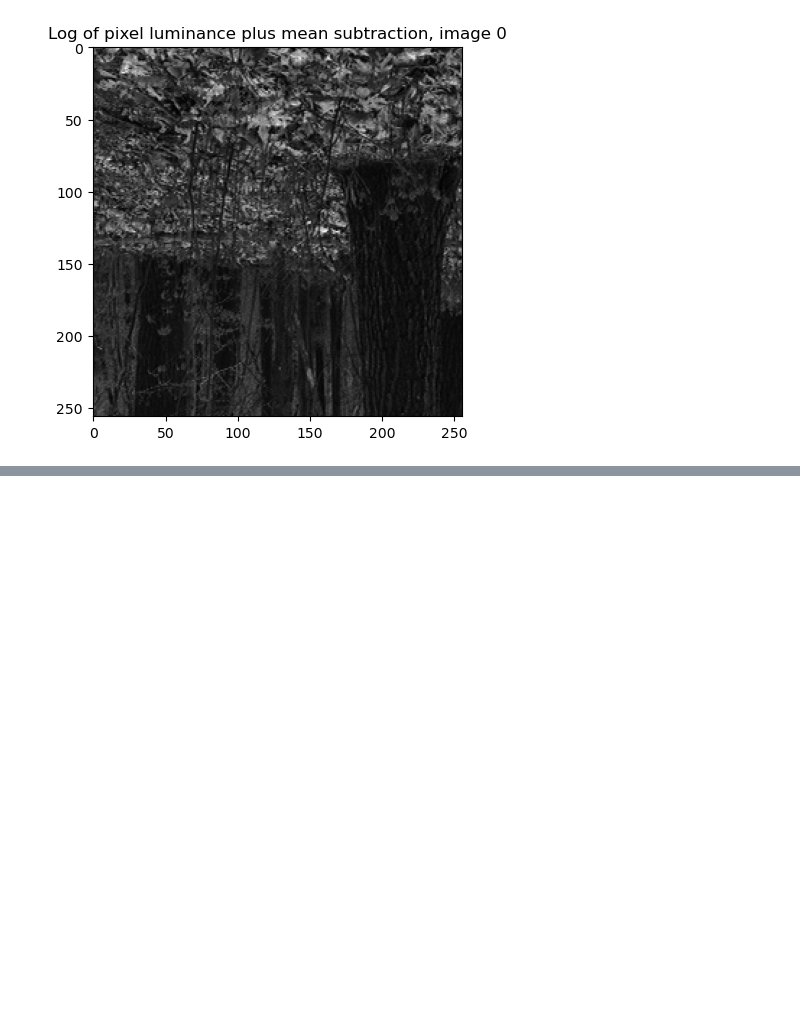
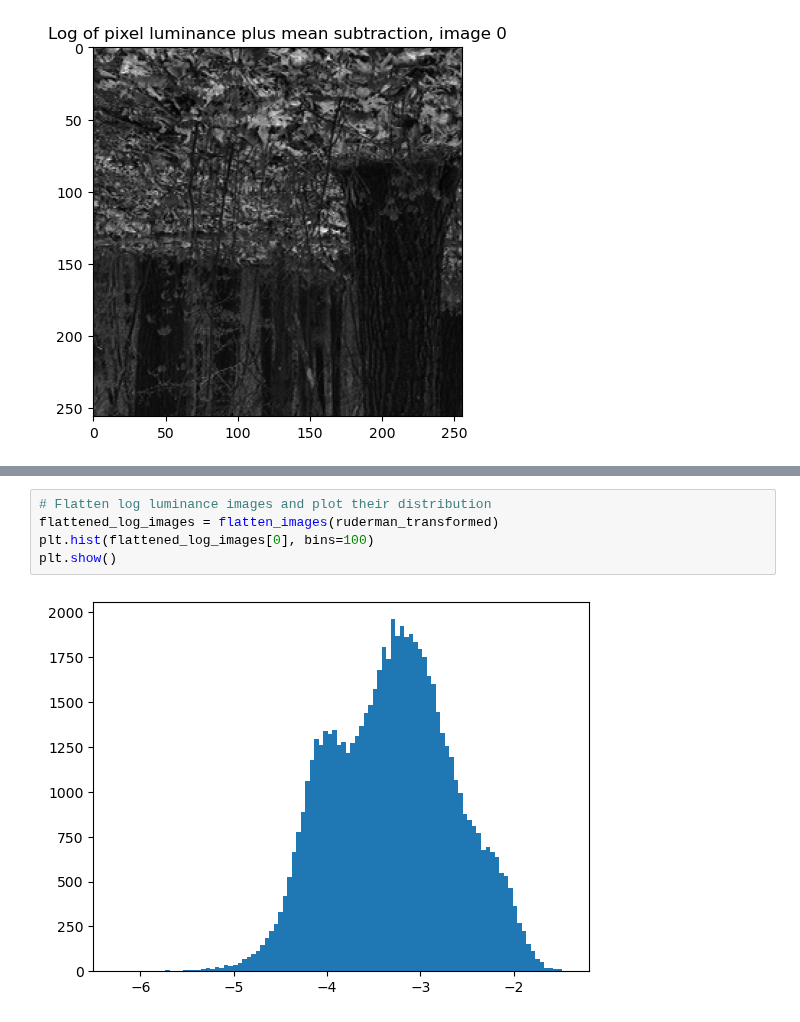
Before and after one commit to acumpelik/DSSC23, a Jupyter notebook: DSSC23-Homework5-Andrea_Cumpelik.ipynb, the cells around one changed output, grey strips where cells are left out. Cells and saved outputs as stored; diff of their text form; blank space fills up the shorter version.

```diff
--- a/DSSC23-Homework5-Andrea_Cumpelik.ipynb
+++ b/DSSC23-Homework5-Andrea_Cumpelik.ipynb
@@ -76,0 +123,7 @@ plt.show()
+# %%
+# Flatten log luminance images and plot their distribution
+flattened_log_images = flatten_images(ruderman_transformed)
+plt.hist(flattened_log_images[0], bins=100)
+plt.show()
+# %% [output]
+[figure, added]
```
Also changed, not shown: parts of 9 cells of this notebook.
